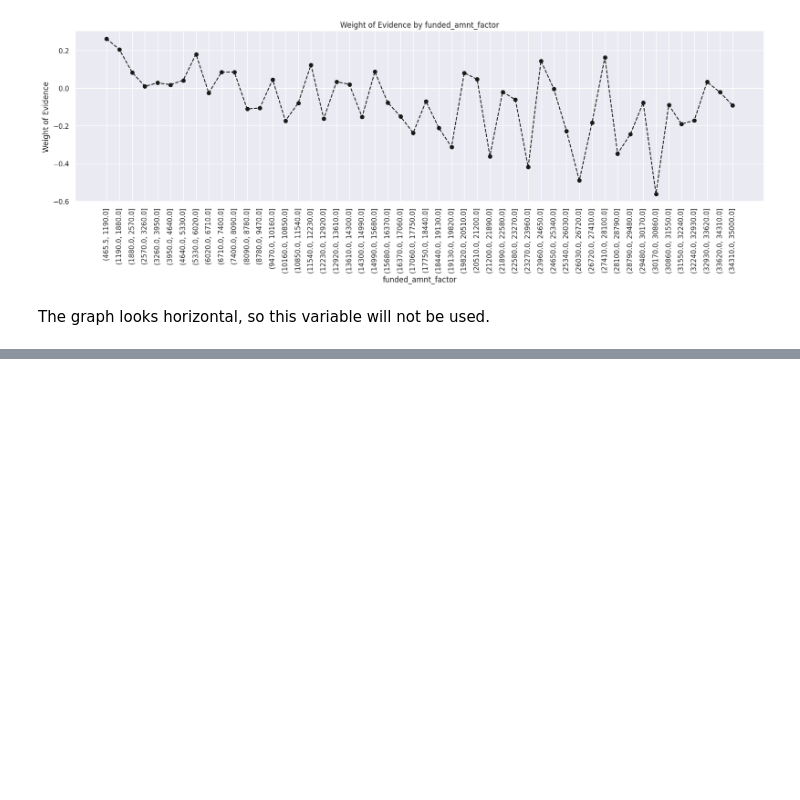
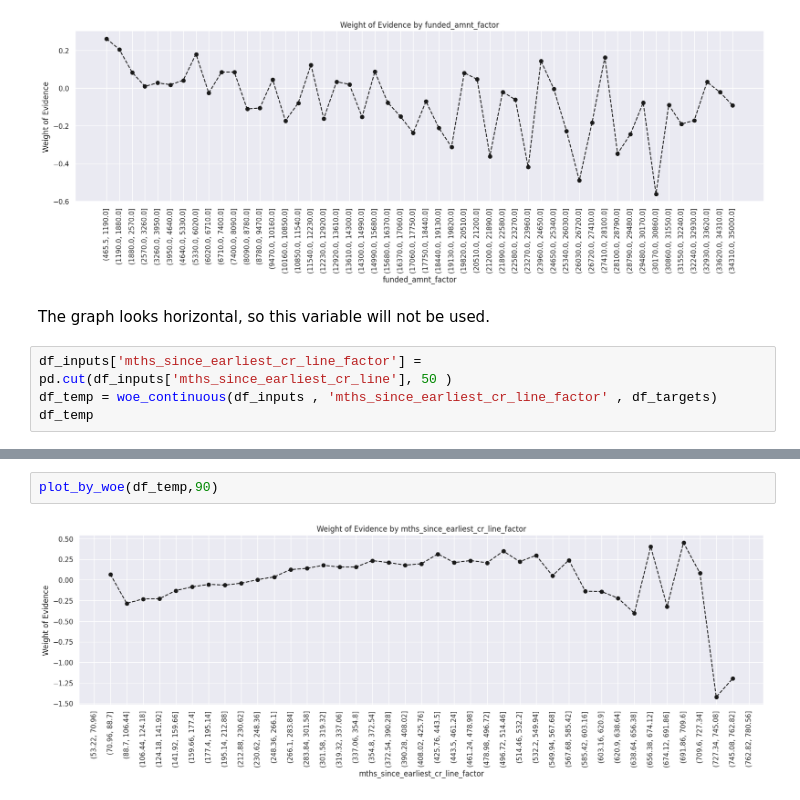
Before and after one commit to andre-cav/Credit-Risk-with-Python, a Jupyter notebook: Credit_Risk_ModellingData.ipynb, the cells around one changed output, grey strips where cells are left out. Saved outputs shown, nothing was run; the diff lists cells and outputs as text; blank space fills up the shorter version.

```diff
--- a/Credit_Risk_ModellingData.ipynb
+++ b/Credit_Risk_ModellingData.ipynb
@@ -1072,3 +1072,7 @@ plot_by_woe(df_temp, 90)
 [figure]
 # %% [markdown]
 The graph looks horizontal, so this variable will not be used.
+# %%
+df_inputs['mths_since_earliest_cr_line_factor'] = pd.cut(df_inputs['mths_since_earliest_cr_line'], 50 )
+df_temp = woe_continuous(df_inputs , 'mths_since_earliest_cr_line_factor' , df_targets)
+df_temp
@@ -1074,0 +1097,4 @@ The graph looks horizontal, so this variable will not be used.
+# %%
+plot_by_woe(df_temp,90)
+# %% [output]
+[figure, added]
```
Also changed, not shown: parts of 29 cells of this notebook.
